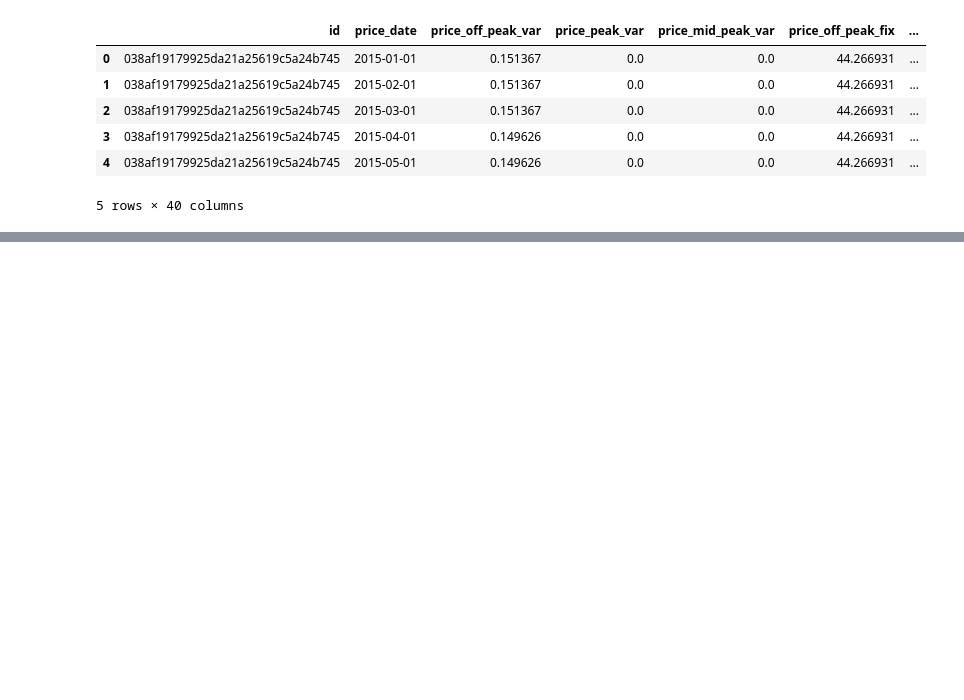
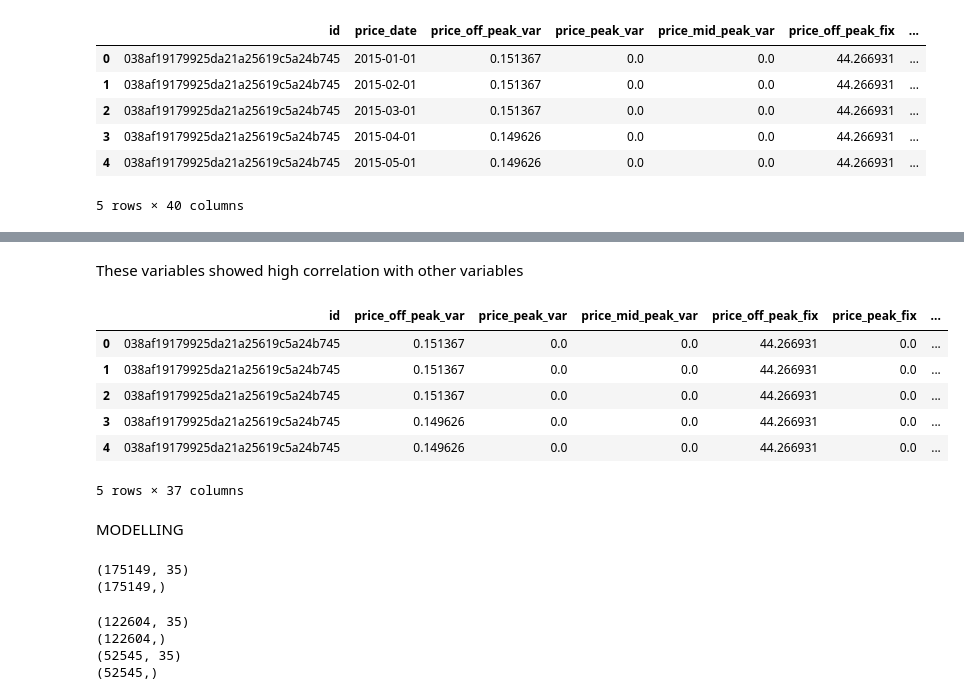
Before and after one commit to DOMINION-JOHN1/customer-churn-prediction, a Jupyter notebook: customer_churn_prediction_model.ipynb, the cells around one changed output, grey strips where cells are left out. Cells and saved outputs as stored; diff of their text form; code cells hidden in the pictures; blank space fills up the shorter version.

Commit message:
modelling

```diff
--- a/customer_churn_prediction_model.ipynb
+++ b/customer_churn_prediction_model.ipynb
@@ -414,0 +473,15 @@ data.head()
+# %% [markdown]
+These variables showed high correlation with other variables
+# %%
+data= data.drop(columns=['num_years_antig','price_date','forecast_cons_year'])
+data.head()
+# %% [output]
+|  | id | price_off_peak_var | price_peak_var | price_mid_peak_var | price_off_peak_fix | price_peak_fix | ... |
+| 0 | 038af19179925da21a25619c5a24b745 | 0.151367 | 0.0 | 0.0 | 44.266931 | 0.0 | ... |
+| 1 | 038af19179925da21a25619c5a24b745 | 0.151367 | 0.0 | 0.0 | 44.266931 | 0.0 | ... |
+| 2 | 038af19179925da21a25619c5a24b745 | 0.151367 | 0.0 | 0.0 | 44.266931 | 0.0 | ... |
+| 3 | 038af19179925da21a25619c5a24b745 | 0.149626 | 0.0 | 0.0 | 44.266931 | 0.0 | ... |
+| 4 | 038af19179925da21a25619c5a24b745 | 0.149626 | 0.0 | 0.0 | 44.266931 | 0.0 | ... |
+5 rows × 37 columns
+# %% [markdown]
+MODELLING
@@ -414,0 +493,20 @@ data.head()
+# %%
+# Separate target variable from independent variables
+y = data['churn']
+X = data.drop(columns=['id', 'churn'])
+print(X.shape)
+print(y.shape)
+# %% [output]
+(175149, 35)
+(175149,)
+# %%
+X_train, X_test, y_train, y_test = train_test_split(X, y, test_size=0.30, random_state=45)
+print(X_train.shape)
+print(y_train.shape)
+print(X_test.shape)
+print(y_test.shape)
+# %% [output]
+(122604, 35)
+(122604,)
+(52545, 35)
+(52545,)
```
Also changed, not shown: parts of 15 cells of this notebook.
